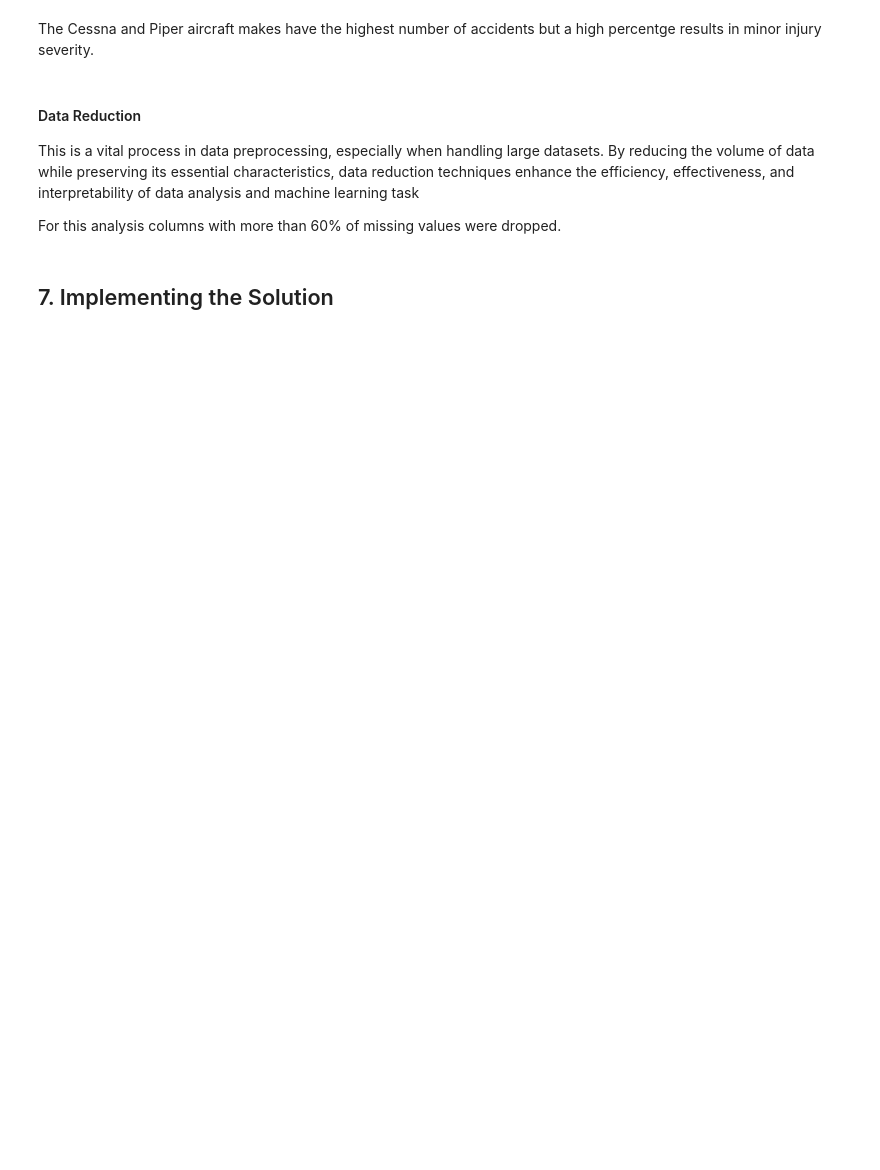
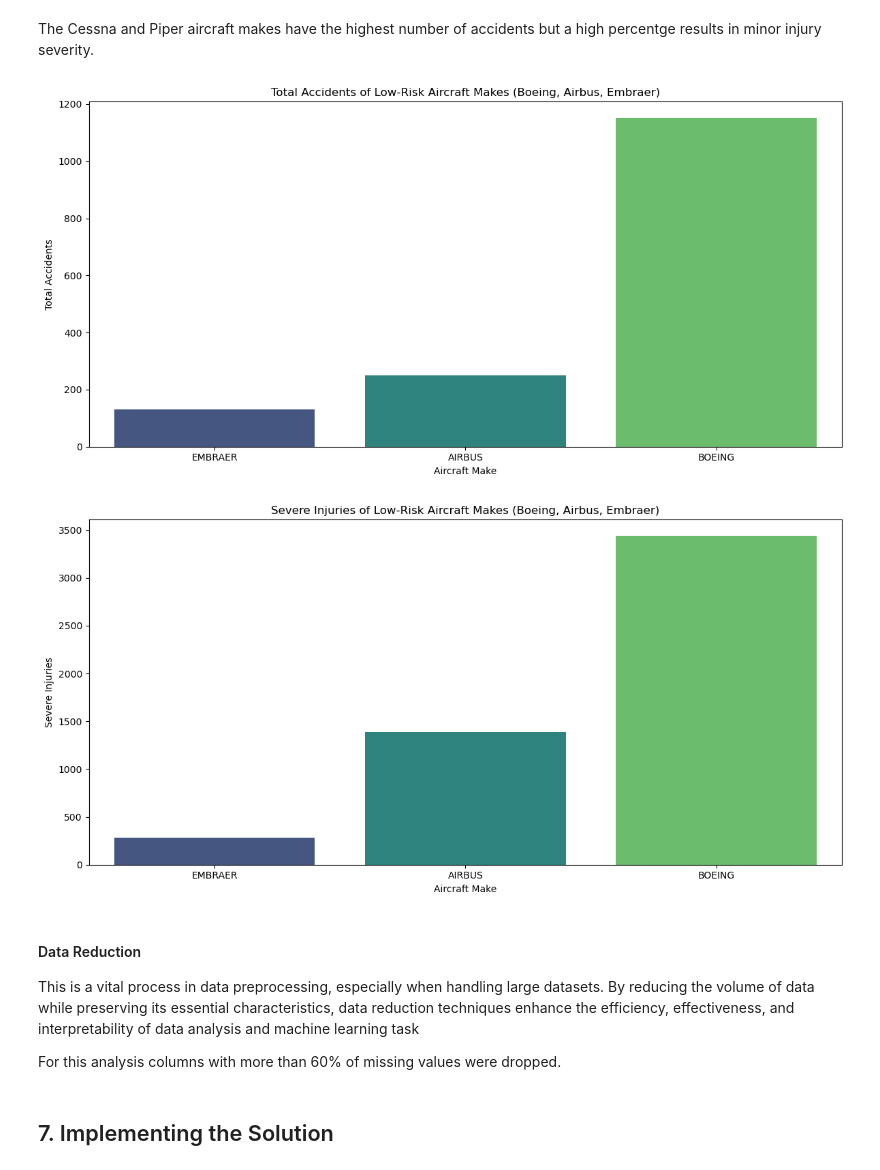
Before and after one commit to WODERA/Phase1-project, a Jupyter notebook: aircraft-analysis.ipynb, the cells around one changed output. Saved outputs shown, nothing was run; the diff lists cells and outputs as text; code cells hidden in the pictures; blank space fills up the shorter version.

```diff
--- a/aircraft-analysis.ipynb
+++ b/aircraft-analysis.ipynb
@@ -682,5 +687,49 @@ plt.show()
 # %% [markdown]
 The Cessna and Piper aircraft makes have the highest number of accidents but a high percentge results in minor injury severity.
+# %%
+# Checking specific aircrafts makes- Boeing, Airbus and Embraer as these are commonly used flights for passengers
+# Filter the dataset for Boeing, Airbus, and Embraer
+filtered_df = filtered_aviation_row_df[filtered_aviation_row_df['Make'].isin(['BOEING', 'AIRBUS', 'EMBRAER'])]
+
+# Calculate the number of accidents for each make
+accident_counts = filtered_df.groupby('Make').size().reset_index(name='Total Accidents')
+
+# Calculate the total severe injuries for each make
+severe_injuries = filtered_df.groupby('Make')[['Total.Fatal.Injuries', 'Total.Serious.Injuries']].sum().reset_index()
+
+# Merge the dataframes
+risk_df = pd.merge(accident_counts, severe_injuries, on='Make')
+
+# Calculate total severe injuries
+risk_df['Severe Injuries'] = risk_df['Total.Fatal.Injuries'] + risk_df['Total.Serious.Injuries']
+
+# Sort by total accidents and severe injuries to identify low-risk makes
+risk_df = risk_df.sort_values(by=['Total Accidents', 'Severe Injuries'])
+
+# Set up the matplotlib figure for Total Accidents
+plt.figure(figsize=(12, 6))
+
+# Create a bar plot for Total Accidents
+sns.barplot(x='Make', y='Total Accidents', data=risk_df, palette='viridis')
+plt.title('Total Accidents of Low-Risk Aircraft Makes (Boeing, Airbus, Embraer)')
+plt.xlabel('Aircraft Make')
+plt.ylabel('Total Accidents')
+plt.tight_layout()
+plt.show()
+
+# Set up the matplotlib figure for Severe Injuries
+plt.figure(figsize=(12, 6))
+
+# Create a bar plot for Severe Injuries
+sns.barplot(x='Make', y='Severe Injuries', data=risk_df, palette='viridis')
+plt.title('Severe Injuries of Low-Risk Aircraft Makes (Boeing, Airbus, Embraer)')
+plt.xlabel('Aircraft Make')
+plt.ylabel('Severe Injuries')
+plt.tight_layout()
+plt.show()
+# %% [output]
+[figure, added]
+[figure, added]
 # %% [markdown]
 #### Data Reduction
 This is a vital process in data preprocessing, especially when handling large datasets. By reducing the volume of data while preserving its essential characteristics, data reduction techniques enhance the efficiency, effectiveness, and interpretability of data analysis and machine learning task
```
Also changed, not shown: parts of 13 cells of this notebook.
